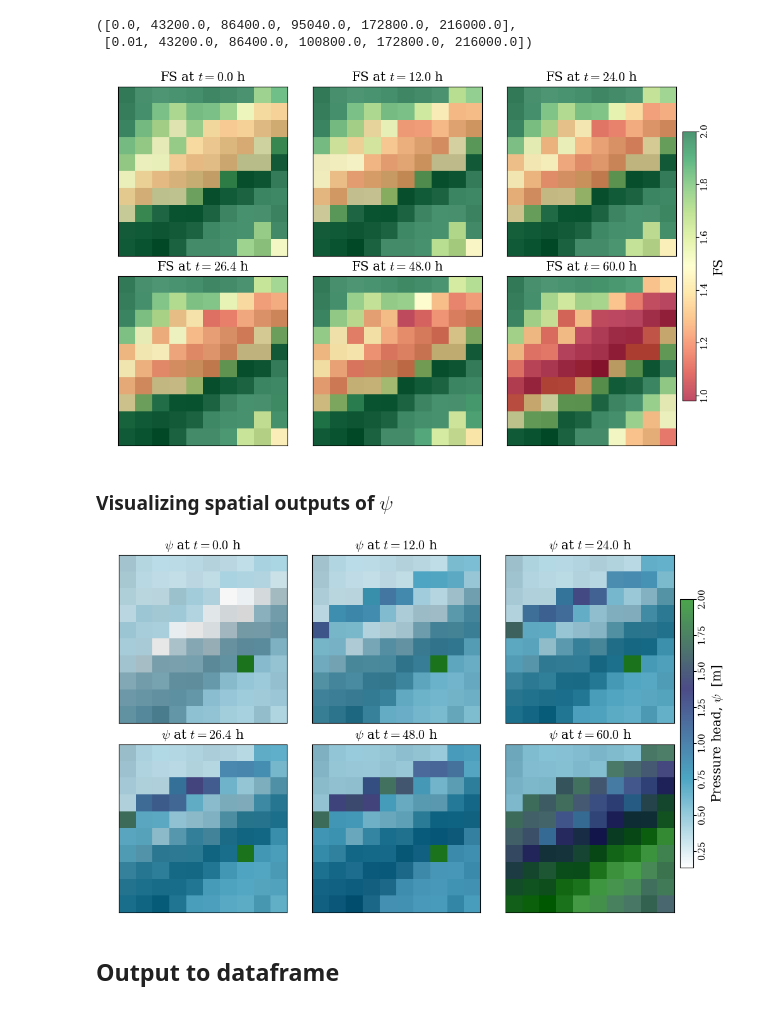
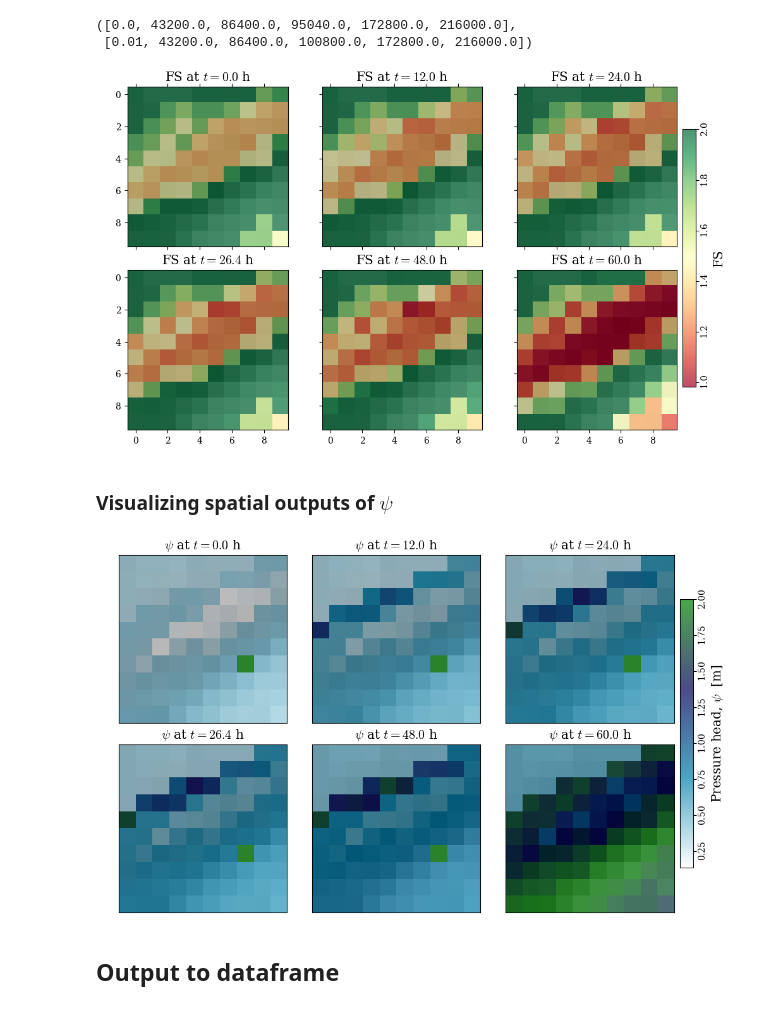
Before and after one commit to AppliedMechanics-EAFIT/slope_stability, a Jupyter notebook: notebooks/infinite_slope_rainfall_spatial.ipynb, the cells around one changed output. Saved outputs shown, nothing was run; the diff lists cells and outputs as text; code cells hidden in the pictures.

```diff
--- a/notebooks/infinite_slope_rainfall_spatial.ipynb
+++ b/notebooks/infinite_slope_rainfall_spatial.ipynb
@@ -422,8 +426,9 @@ def get_asc_from_url(file):
 for file in ['dem', 'zmax', 'depthwt', 'slope', 'directions', 'zones']:
     get_asc_from_url(file)
 
-dem, header = load_ascii_raster(f"{inputs_dir}/slope.asc")
+dem, header = load_ascii_raster(f"{inputs_dir}/dem.asc")
 slope, header = load_ascii_raster(f"{inputs_dir}/slope.asc")
+directions, header = load_ascii_raster(f"{inputs_dir}/directions.asc")
 zones, header = load_ascii_raster(f"{inputs_dir}/zones.asc")
 depth, header = load_ascii_raster(f"{inputs_dir}/zmax.asc")
 depth_w, header = load_ascii_raster(f"{inputs_dir}/depthwt.asc")
@@ -589,42 +617,43 @@ actual_output_times, list(output_times)
 # %%
 n_subplots = len(actual_output_times)
 nrows=np.ceil(n_subplots/3).astype(int)
 
-fig, axs = plt.subplots(ncols=3, nrows=nrows, figsize=(10, 3*nrows), layout='constrained')
+fig, axs = plt.subplots(ncols=3, nrows=nrows, figsize=(10, 3*nrows), layout='constrained', sharex=True, sharey=True)
 all_fs = []
 for i, t in enumerate(actual_output_times):
     fs_output_file = f"{outputs_dir}/TRfs_min/TRfs_min_{proj_name}_{model}_{i+1}.asc"
     fs, header = load_ascii_raster(fs_output_file)
     all_fs.append(fs)
     ax = axs[i//3, i%3]
     im_hsd = ax.matshow(hsd, cmap="gray", interpolation="none")
     im_fs = ax.matshow(fs, cmap='RdYlGn', alpha=0.7)#, vmin=1.0, vmax=2, interpolation="none")
 
     ax.set_title(f"FS at $t={t/3600:.1f}$ h", fontsize='x-large')
-    ax.set_xticks([])
-    ax.set_yticks([])
+    # ax.set_xticks([])
+    # ax.set_yticks([])
 
 min_fs, max_fs = np.nanmin(all_fs), np.nanmax(all_fs)  # change vmin and vmax to each subplot
 max_fs = min(max_fs, 2)
 for ax in axs.flatten():
     ax.images[1].set_clim(vmin=min_fs, vmax=max_fs)
+    ax.xaxis.set_ticks_position('bottom') if ax.get_subplotspec().is_last_row() else None
 
 cbar = fig.colorbar(im_fs, ax=axs, orientation='vertical', shrink=0.75, pad=0.01)
 cbar.ax.tick_params(axis="y", labelrotation=90, pad=1.5)
 cbar.set_label('FS', rotation=90, size="x-large")
 [label.set_va("center") for label in cbar.ax.get_yticklabels()]
 fig.canvas.header_visible = False
 fig.canvas.toolbar_position = 'bottom'
 plt.show()
 # %% [output]
-[figure, old version]
+[figure, new version]
 # %% [markdown]
 ### Visualizing spatial outputs of $\psi$
 # %%
 n_subplots = len(actual_output_times)
 nrows=np.ceil(n_subplots/3).astype(int)
 
-fig, axs = plt.subplots(ncols=3, nrows=nrows, figsize=(10, 3*nrows), layout='constrained')
+fig, axs = plt.subplots(ncols=3, nrows=nrows, figsize=(10, 3*nrows), layout='constrained', sharex=True, sharey=True)
 all_psi = []
 for i, t in enumerate(actual_output_times):
     psi_output_file = f"{outputs_dir}/TRp_at_fs_min/TRp_at_fs_min_{proj_name}_{model}_{i+1}.asc"
@@ -641,6 +670,7 @@ for i, t in enumerate(actual_output_times):
 min_psi, max_psi = np.nanmin(all_psi), np.nanmax(all_psi)  # change vmin and vmax to each subplot
 for ax in axs.flatten():
     ax.images[1].set_clim(vmin=min_psi, vmax=max_psi)
+    ax.xaxis.set_ticks_position('bottom') if ax.get_subplotspec().is_last_row() else None
 
 cbar = fig.colorbar(im_psi, ax=axs, orientation='vertical', shrink=0.75, pad=0.01)
 cbar.ax.tick_params(axis="y", labelrotation=90, pad=1.5)
@@ -650,7 +680,7 @@ fig.canvas.header_visible = False
 fig.canvas.toolbar_position = 'bottom'
 plt.show()
 # %% [output]
-[figure, old version]
+[figure, new version]
 # %% [markdown]
 ## Output to dataframe
 # %%
```
Also changed, not shown: parts of 5 cells of this notebook, 2 other files.
